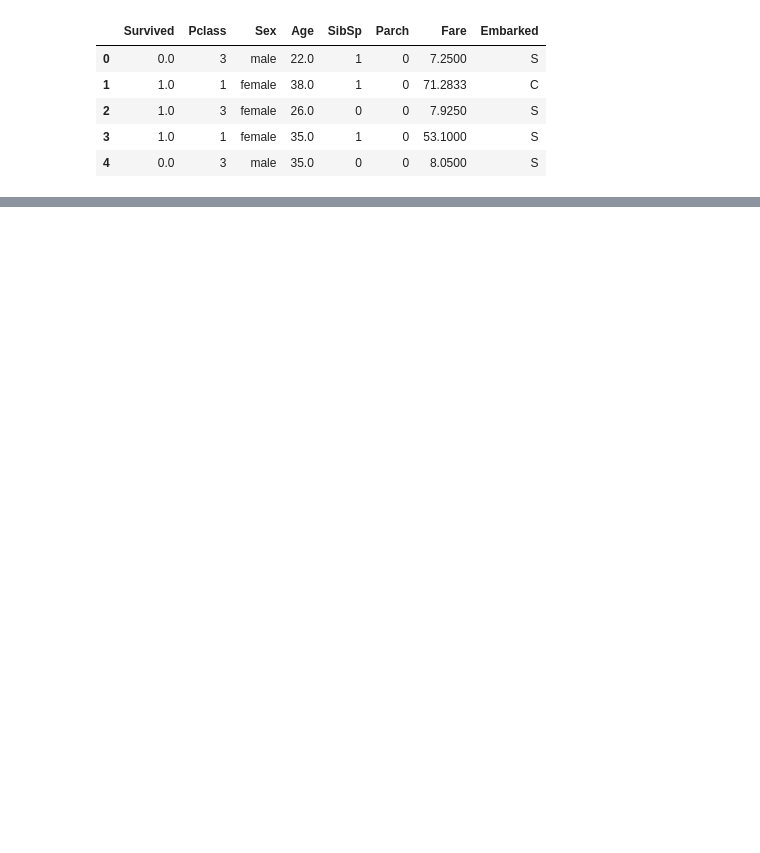
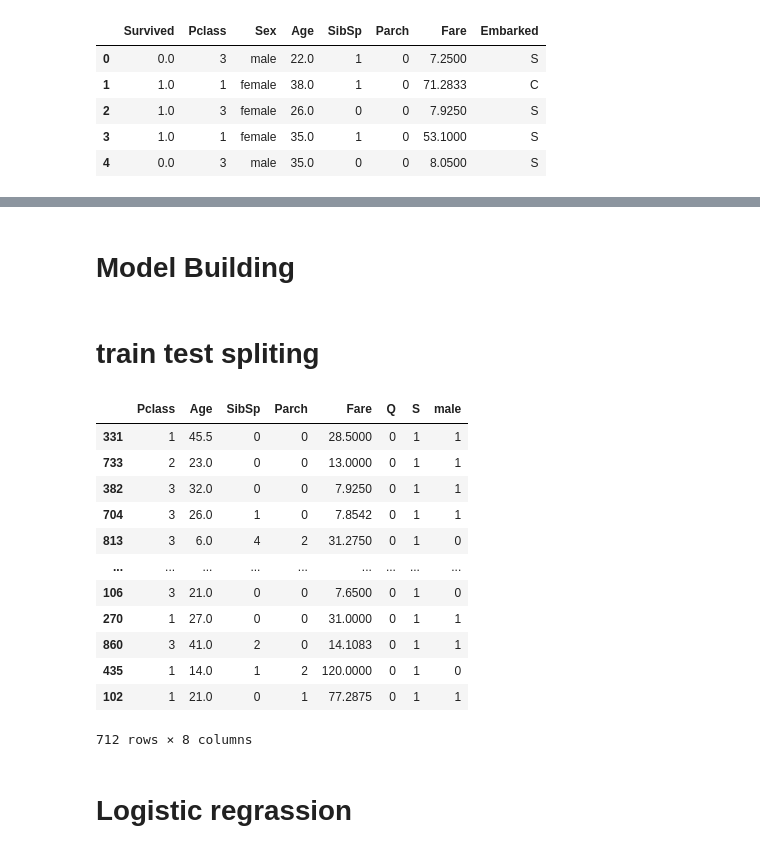
Before and after one commit to JayShankar99/Titanic_survival_project, a Jupyter notebook: Titanic_survival.ipynb, the cells around one changed output, grey strips where cells are left out. Cells and saved outputs as stored; diff of their text form; code cells hidden in the pictures; blank space fills up the shorter version.

```diff
--- a/Titanic_survival.ipynb
+++ b/Titanic_survival.ipynb
@@ -408,0 +429,9 @@ titanic.head()
+# %%
+# one hot encodding
+
+
+Embarked1 = pd.get_dummies(titanic["Embarked"],drop_first=True)
+Embarked1
+
+
+titanic = pd.concat([titanic,Embarked1],axis=1)
@@ -408,0 +463,5 @@ titanic.head()
+# %%
+sex1 = pd.get_dummies(titanic["Sex"],drop_first=True)
+
+titanic = pd.concat([titanic,sex1],axis=1)
+titanic.head()
@@ -408,0 +475,2 @@ titanic.head()
+# %%
+titanic.drop(["Sex","Embarked"],axis=1,inplace=True)
@@ -408,0 +486,28 @@ titanic.head()
+# %% [markdown]
+# Model Building
+# %% [markdown]
+# train test spliting
+# %%
+from sklearn.model_selection import train_test_split
+
+y_value = titanic["Survived"]
+x_value = titanic.drop(["Survived"],axis=1)
+
+
+x_train,x_text,y_train,y_test = train_test_split(x_value,y_value, test_size=0.2, random_state = 42)
+# %% [output]
+|  | Pclass | Age | SibSp | Parch | Fare | Q | S | male |
+| 331 | 1 | 45.5 | 0 | 0 | 28.5000 | 0 | 1 | 1 |
+| 733 | 2 | 23.0 | 0 | 0 | 13.0000 | 0 | 1 | 1 |
+| 382 | 3 | 32.0 | 0 | 0 | 7.9250 | 0 | 1 | 1 |
+| 704 | 3 | 26.0 | 1 | 0 | 7.8542 | 0 | 1 | 1 |
+| 813 | 3 | 6.0 | 4 | 2 | 31.2750 | 0 | 1 | 0 |
+| ... | ... | ... | ... | ... | ... | ... | ... | ... |
+| 106 | 3 | 21.0 | 0 | 0 | 7.6500 | 0 | 1 | 0 |
+| 270 | 1 | 27.0 | 0 | 0 | 31.0000 | 0 | 1 | 1 |
+| 860 | 3 | 41.0 | 2 | 0 | 14.1083 | 0 | 1 | 1 |
+| 435 | 1 | 14.0 | 1 | 2 | 120.0000 | 0 | 1 | 0 |
+| 102 | 1 | 21.0 | 0 | 1 | 77.2875 | 0 | 1 | 1 |
+712 rows × 8 columns
+# %% [markdown]
+# Logistic regrassion
```
Also changed, not shown: parts of 9 cells of this notebook.
